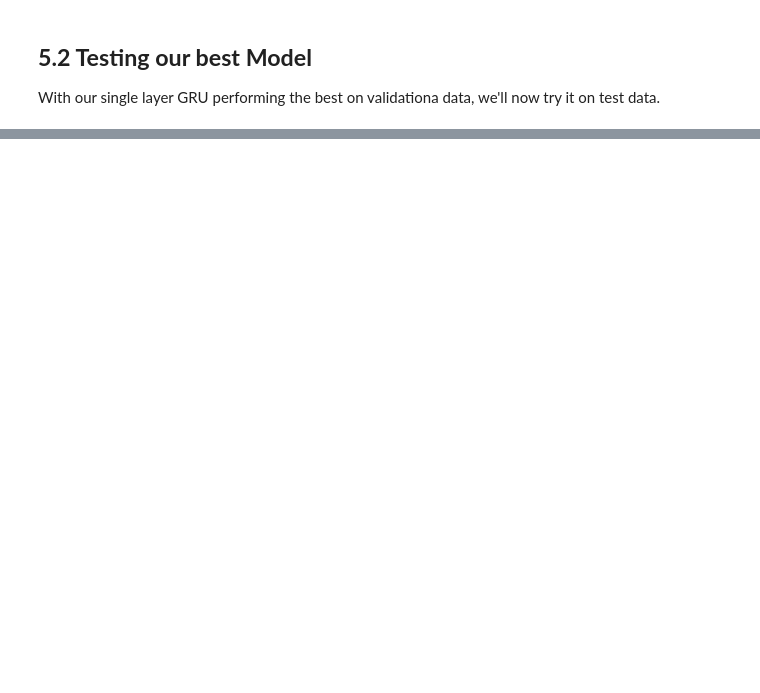
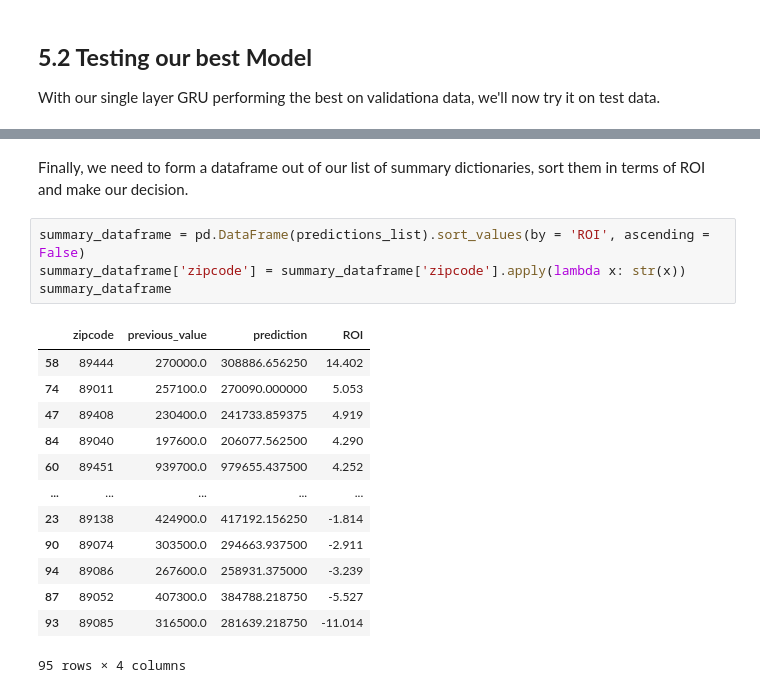
Before and after one commit to AbsIbs/nevada_time_series, a Jupyter notebook: main.ipynb, the cells around one changed output, grey strips where cells are left out. Drawn from its saved outputs; the diff is of its cells as text; blank space fills up the shorter version.

```diff
--- a/main.ipynb
+++ b/main.ipynb
@@ -1189,0 +1223,20 @@ print(f'Validation Mape {round(GRU_val_MAPE, 3)}')
+# %% [markdown]
+Finally, we need to form a dataframe out of our list of summary dictionaries, sort them in terms of ROI and make our decision.
+# %%
+summary_dataframe = pd.DataFrame(predictions_list).sort_values(by = 'ROI', ascending = False)
+summary_dataframe['zipcode'] = summary_dataframe['zipcode'].apply(lambda x: str(x))
+summary_dataframe
+# %% [output]
+|  | zipcode | previous_value | prediction | ROI |
+| 58 | 89444 | 270000.0 | 308886.656250 | 14.402 |
+| 74 | 89011 | 257100.0 | 270090.000000 | 5.053 |
+| 47 | 89408 | 230400.0 | 241733.859375 | 4.919 |
+| 84 | 89040 | 197600.0 | 206077.562500 | 4.290 |
+| 60 | 89451 | 939700.0 | 979655.437500 | 4.252 |
+| ... | ... | ... | ... | ... |
+| 23 | 89138 | 424900.0 | 417192.156250 | -1.814 |
+| 90 | 89074 | 303500.0 | 294663.937500 | -2.911 |
+| 94 | 89086 | 267600.0 | 258931.375000 | -3.239 |
+| 87 | 89052 | 407300.0 | 384788.218750 | -5.527 |
+| 93 | 89085 | 316500.0 | 281639.218750 | -11.014 |
+95 rows × 4 columns
```
Also changed, not shown: parts of 8 cells of this notebook, 1 other file.
